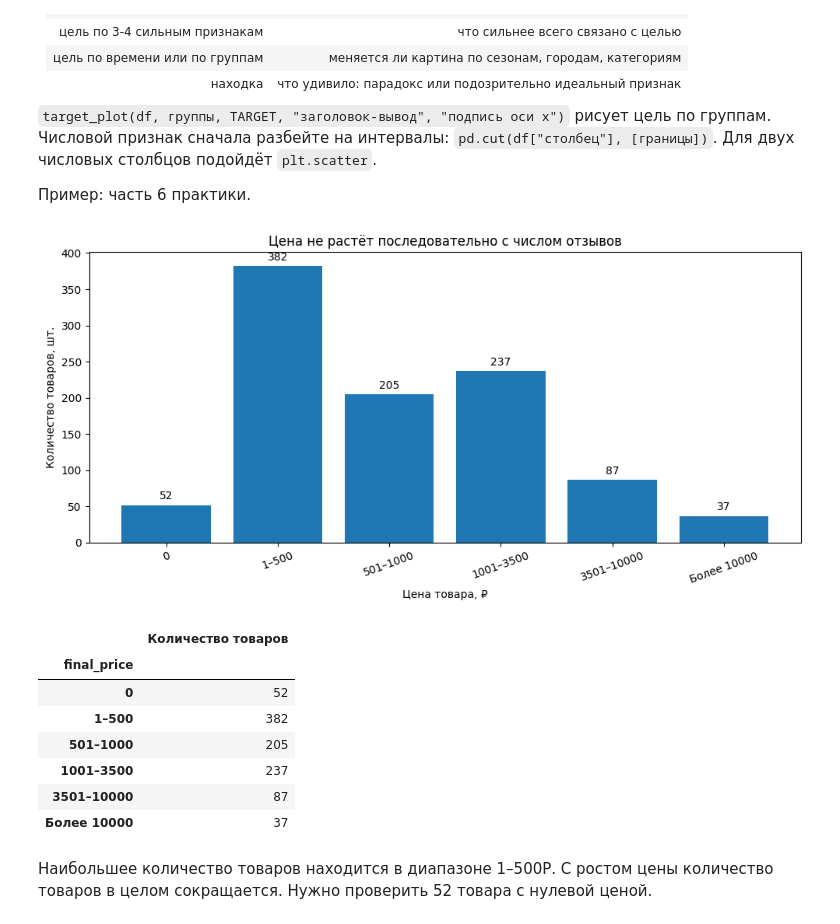
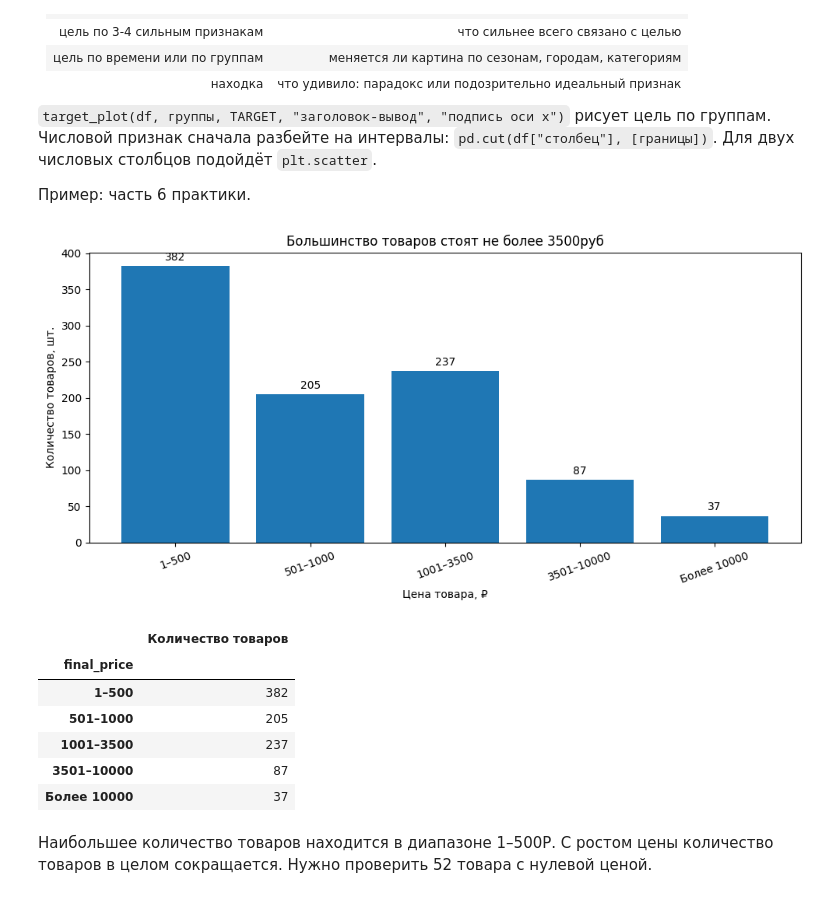
Before and after one commit to kolomiets90-wq/midterm-WB, a Jupyter notebook: project.ipynb, the cells around one changed output. Saved outputs shown, nothing was run; the diff lists cells and outputs as text; code cells hidden in the pictures.

```diff
--- a/project.ipynb
+++ b/project.ipynb
@@ -382,6 +381,24 @@ group_2 = zero_price[
 print("Есть другие цены:", len(group_1))
 print("Все три цены нулевые:", len(group_2))
 print("Всего проверено:", len(group_1) + len(group_2))
+
+# Исключаем строки с некорректной целевой ценой
+df = df[df["final_price"] > 0].copy()
+
+# Фиксируем решение в журнале
+log(
+    "невозможные значения",
+    "Удалены 52 товара с нулевой final_price. "
+    "У 34 другие цены положительные, "
+    "у 18 все три цены нулевые. "
+    "Целевая цена неизвестна, поэтому эти строки "
+    "исключены из набора для прогнозирования.",
+    len(df)
+)
+
+print("Строк после очистки:", len(df))
+assert len(df) == 948
+assert (df["final_price"] > 0).all()
 # %% [output]
 Есть другие цены: 34
 Все три цены нулевые: 18
@@ -878,32 +879,36 @@ print("Строк после анализа выбросов:", len(df))
 # %%
 # график 1
 price_groups = pd.cut(
     df["final_price"],
-    bins=[-0.5, 0.5, 500, 1000, 3500, 10000, float("inf")],
-    labels=["0", "1–500", "501–1000",
-            "1001–3500", "3501–10000", "Более 10000"]
+    bins=[0, 500, 1000, 3500, 10000, float("inf")],
+    labels=[
+        "1–500",
+        "501–1000",
+        "1001–3500",
+        "3501–10000",
+        "Более 10000"
+    ]
 )
 price_counts = price_groups.value_counts(sort=False)
 fig, ax = plt.subplots(figsize=(10, 5))
 
 bars = ax.bar(
     price_counts.index.astype(str),
     price_counts.values
 )
 ax.bar_label(bars, padding=3)
-ax.set_title("Цена не растёт последовательно с числом отзывов")
+ax.set_title("Большинство товаров стоят не более 3500руб")
 ax.set_xlabel("Цена товара, ₽")
 ax.set_ylabel("Количество товаров, шт.")
 
 plt.xticks(rotation=20)
 plt.tight_layout()
 plt.show()
 display(price_counts.to_frame("Количество товаров"))
 # %% [output]
-[figure, old version]
+[figure, new version]
 |  | Количество товаров |
 | final_price |  |
-| 0 | 52 |
 | 1–500 | 382 |
 | 501–1000 | 205 |
 | 1001–3500 | 237 |
```
Also changed, not shown: parts of 15 cells of this notebook.
